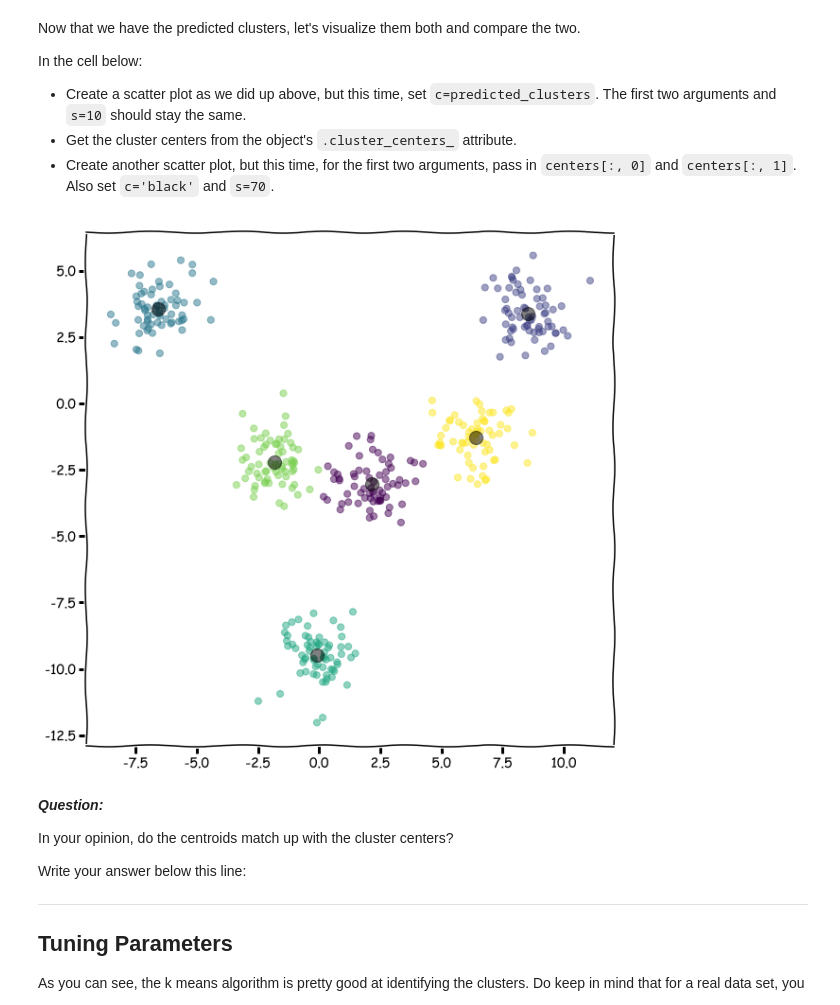
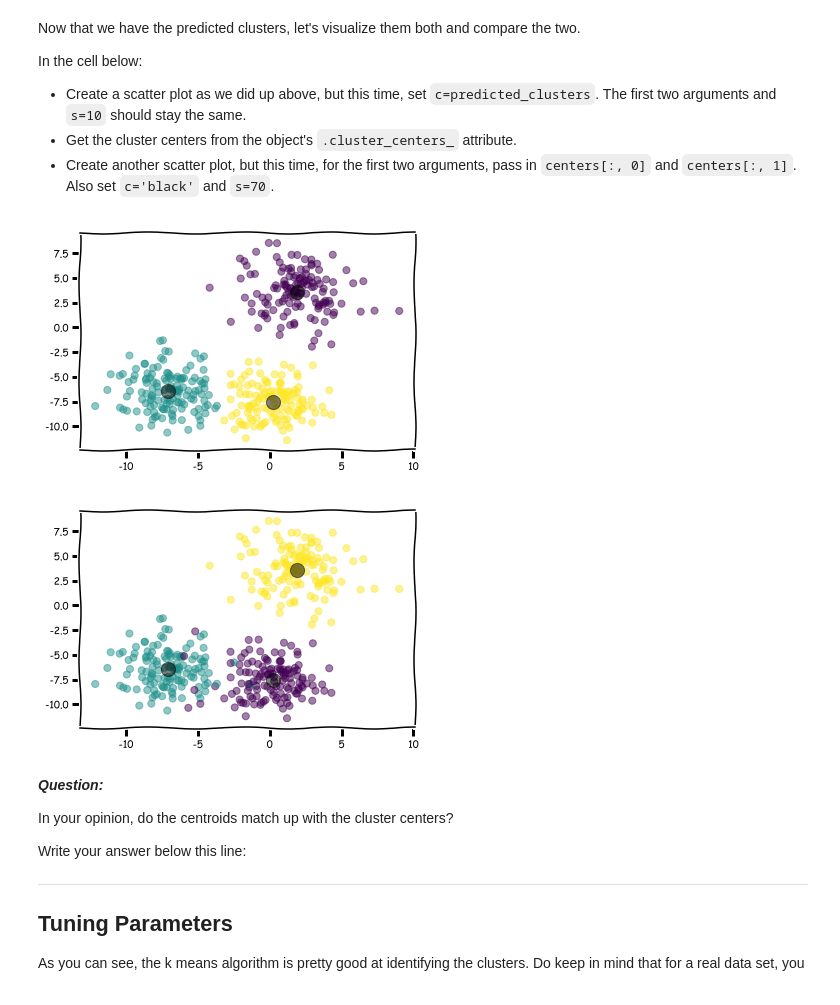
Before and after one commit to erdosn/dsc-3-35-04-k-means-clustering-lab-data-science, a Jupyter notebook: index.ipynb, the cells around one changed output. Drawn from its saved outputs; the diff is of its cells as text; code cells hidden in the pictures.

```diff
--- a/index.ipynb
+++ b/index.ipynb
@@ -64,7 +87,7 @@ In the cell below:
     * `centers=6`
     * `cluster_std=0.8`
 # %%
-X, y = make_blobs(n_samples=400, n_features=2, centers=6, cluster_std=0.8)
+X, y = make_blobs(n_samples=400, n_features=2, centers=3, cluster_std=2.0)
 # %% [markdown]
 Now, let's visualize our clusters to see what we've created. Run the cell below to visualize our newly created "blob" dataset.
 # %%
@@ -84,3 +107,6 @@ In the cell below:
 * Create a `KMeans` object, and set the `n_clusters` parameter to `6`.
 * `fit()` the KMeans object to the data stored in `X`.
 * Use the KMeans object to predict which clusters each data point belongs to by using the `Predict` method on the data stored in `X`.
+# %%
+k_means = KMeans(n_clusters=3, max_iter=100, n_jobs=-1)
+k_means.fit(X)
@@ -93,16 +137,16 @@ In the cell below:
 * Get the cluster centers from the object's `.cluster_centers_` attribute.
 * Create another scatter plot, but this time, for the first two arguments, pass in `centers[:, 0]` and `centers[:, 1]`. Also set `c='black'` and `s=70`.
 # %%
-k_means = KMeans(n_clusters=6)
-k_means.fit(X)
-predicted_clusters = k_means.predict(X)
-centers = k_means.cluster_centers_
-
 plt.scatter(X[:, 0], X[:, 1], c=predicted_clusters, s=50, alpha=0.5)
 plt.scatter(centers[:, 0], centers[:, 1], s=200, c='k', alpha=0.5)
 plt.show()
+
+plt.scatter(X[:, 0], X[:, 1], c=y, s=50, alpha=0.5)
+plt.scatter(centers[:, 0], centers[:, 1], s=200, c='k', alpha=0.5)
+plt.show()
 # %% [output]
-[figure, old version]
+[figure, new version]
+[figure, added]
 # %% [markdown]
 **_Question:_**
 
```
Also changed, not shown: parts of 5 cells of this notebook.
